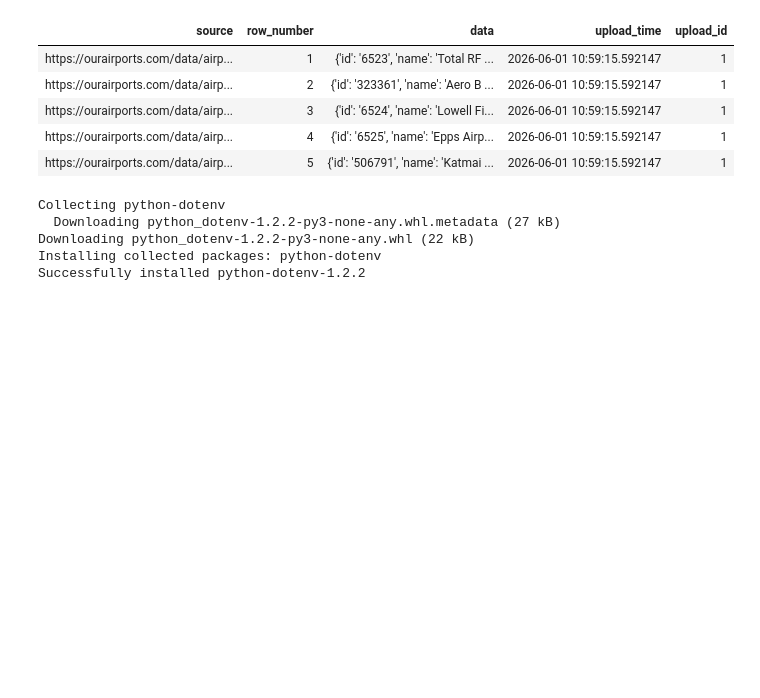
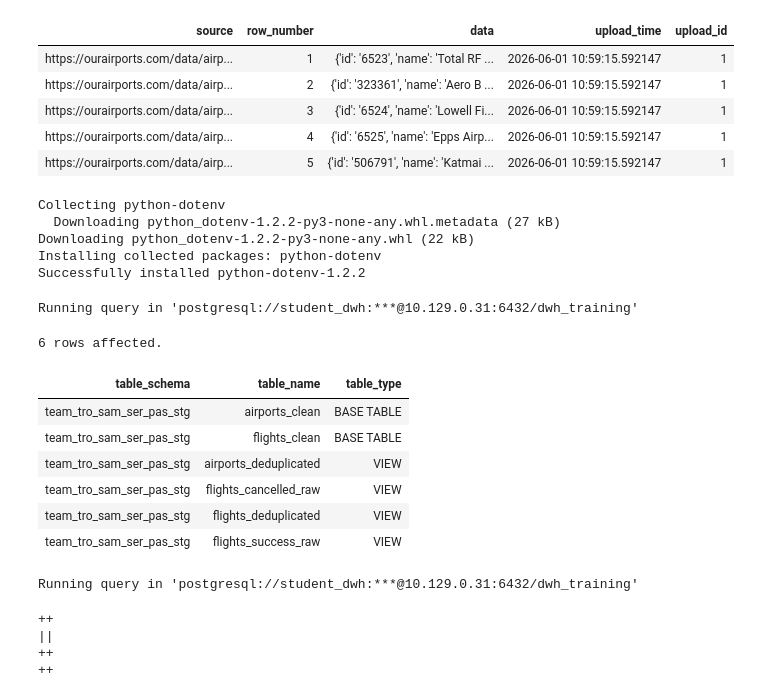
Before and after one commit to d-pascenco/dwh_sql_project_team_Tro_Sam_Ser_Pas, a Jupyter notebook: python/utils/dwh_training_sql_запросы.ipynb, the cells around one changed output. Saved outputs shown, nothing was run; the diff lists cells and outputs as text; code cells hidden in the pictures; blank space fills up the shorter version.

```diff
--- a/python/utils/dwh_training_sql_запросы.ipynb
+++ b/python/utils/dwh_training_sql_запросы.ipynb
@@ -171,3 +171,32 @@ Collecting python-dotenv
 Downloading python_dotenv-1.2.2-py3-none-any.whl (22 kB)
 Installing collected packages: python-dotenv
 Successfully installed python-dotenv-1.2.2
+# %%
+%%sql
+select
+    table_schema,
+    table_name,
+    table_type
+from information_schema.tables
+where table_schema = 'team_tro_sam_ser_pas_stg'
+order by table_type, table_name;
+# %% [output]
+Running query in 'postgresql://student_dwh:***@10.129.0.31:6432/dwh_training'
+6 rows affected.
+| table_schema | table_name | table_type |
+| team_tro_sam_ser_pas_stg | airports_clean | BASE TABLE |
+| team_tro_sam_ser_pas_stg | flights_clean | BASE TABLE |
+| team_tro_sam_ser_pas_stg | airports_deduplicated | VIEW |
+| team_tro_sam_ser_pas_stg | flights_cancelled_raw | VIEW |
+| team_tro_sam_ser_pas_stg | flights_deduplicated | VIEW |
+| team_tro_sam_ser_pas_stg | flights_success_raw | VIEW |
+# %%
+%%sql
+drop table if exists team_tro_sam_ser_pas_stg.flights_clean;
+drop table if exists team_tro_sam_ser_pas_stg.airports_clean;
+# %% [output]
+Running query in 'postgresql://student_dwh:***@10.129.0.31:6432/dwh_training'
+++
+||
+++
+++
```
Also changed, not shown: 9 other files.
